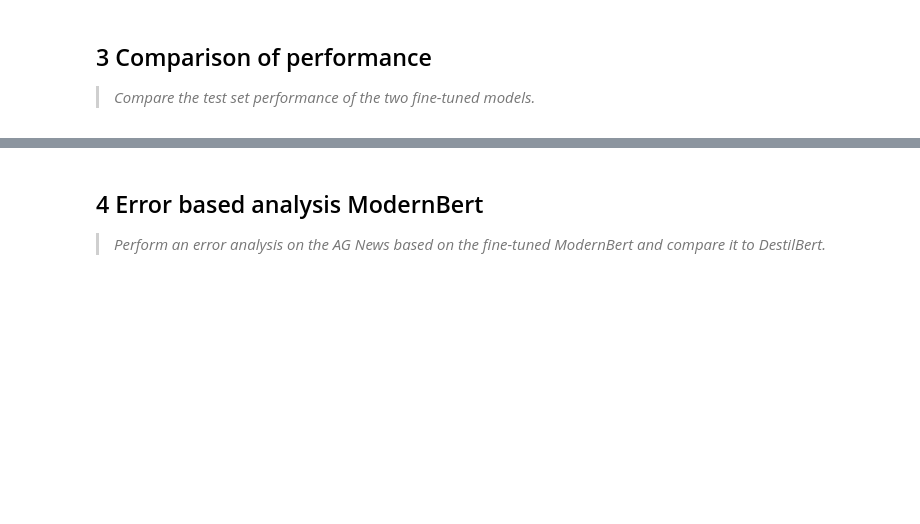
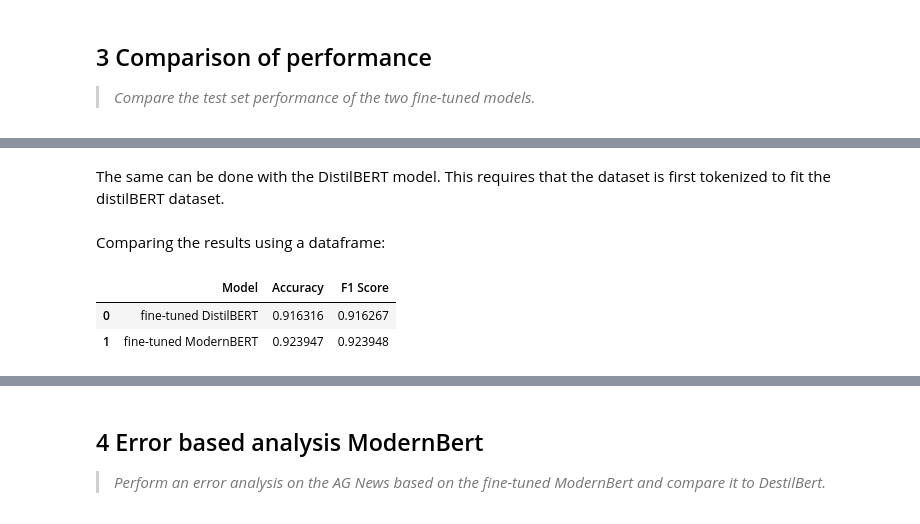
Before and after one commit to simon-mellergaard/GAI-with-LLMs, a Jupyter notebook: Project codes/question1.ipynb, the cells around one changed output, grey strips where cells are left out. Drawn from its saved outputs; the diff is of its cells as text; code cells hidden in the pictures; blank space fills up the shorter version.

```diff
--- a/Project codes/question1.ipynb
+++ b/Project codes/question1.ipynb
@@ -354,0 +313,16 @@ The model has now been fine-tuned to the AG-dataset.
+# %%
+# Making predictions
+model_preds_modernbert = pipe_modernbert.predict(list(tokenized_datasets["test"]["text"]))
+# Get the dataset labels
+references_modernbert = tokenized_datasets["test"]["label"]
+# Get the list of label names
+label_names = raw_train_dataset.features["label"].names
+
+# Convert predicted labels to ids
+label_to_id = {name: i for i, name in enumerate(label_names)}
+pred_labels_modernbert = [label_to_id[pred["label"]] for pred in model_preds_modernbert]
+
+accuracy_modernbert = accuracy.compute(references=references_modernbert, predictions=pred_labels_modernbert)["accuracy"]
+f1_modernbert = f1_score.compute(references=references_modernbert, predictions=pred_labels_modernbert, average="weighted")["f1"]
+# %% [markdown]
+The same can be done with the DistilBERT model. This requires that the dataset is first tokenized to fit the distilBERT dataset.
@@ -354,0 +347,15 @@ The model has now been fine-tuned to the AG-dataset.
+# %% [markdown]
+Comparing the results using a dataframe:
+# %%
+results = {
+    "Model": ["fine-tuned DistilBERT", "fine-tuned ModernBERT"],
+    "Accuracy": [accuracy_distilbert, accuracy_modernbert],
+    "F1 Score": [f1_distilbert, f1_modernbert],
+}
+
+df_results = pd.DataFrame(results)
+display(df_results)
+# %% [output]
+|  | Model | Accuracy | F1 Score |
+| 0 | fine-tuned DistilBERT | 0.916316 | 0.916267 |
+| 1 | fine-tuned ModernBERT | 0.923947 | 0.923948 |
```
Also changed, not shown: parts of 59 cells of this notebook.
